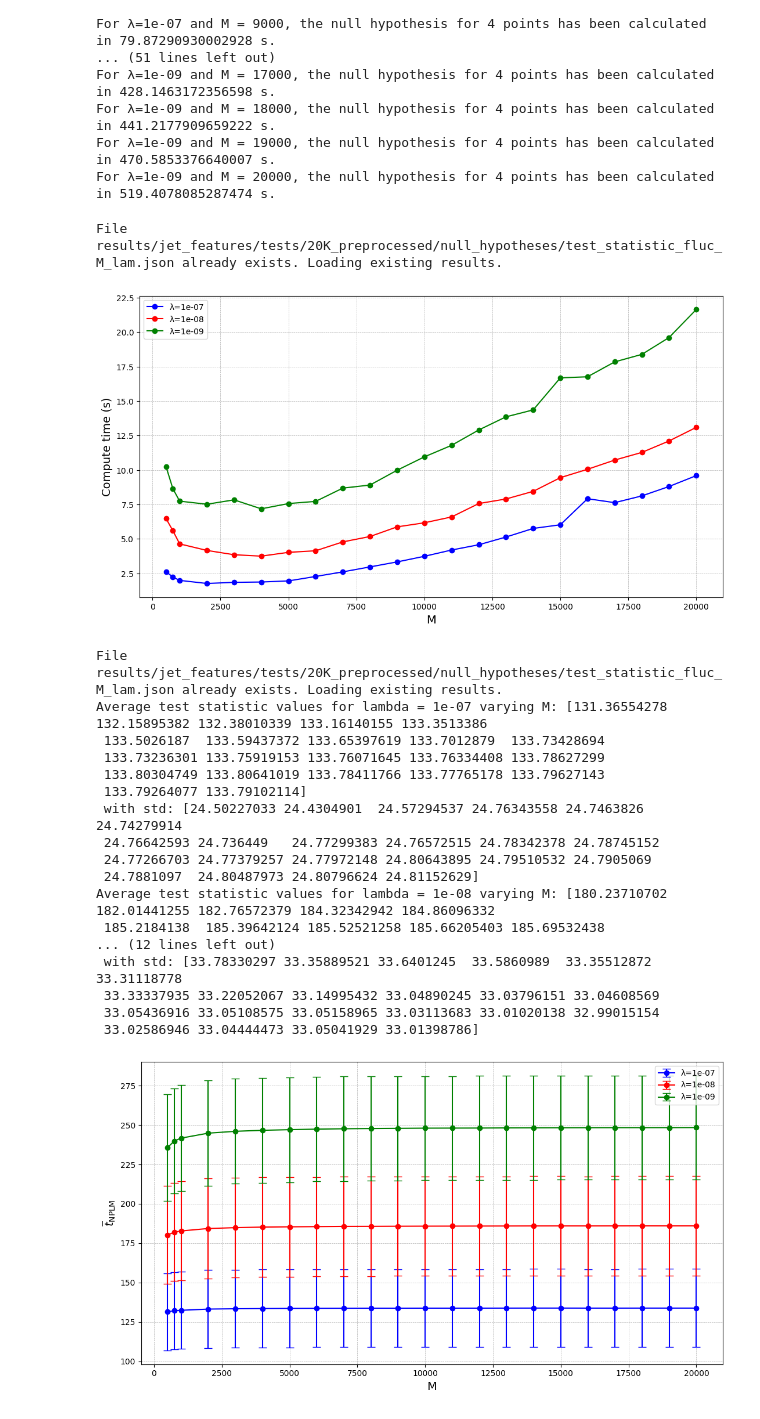
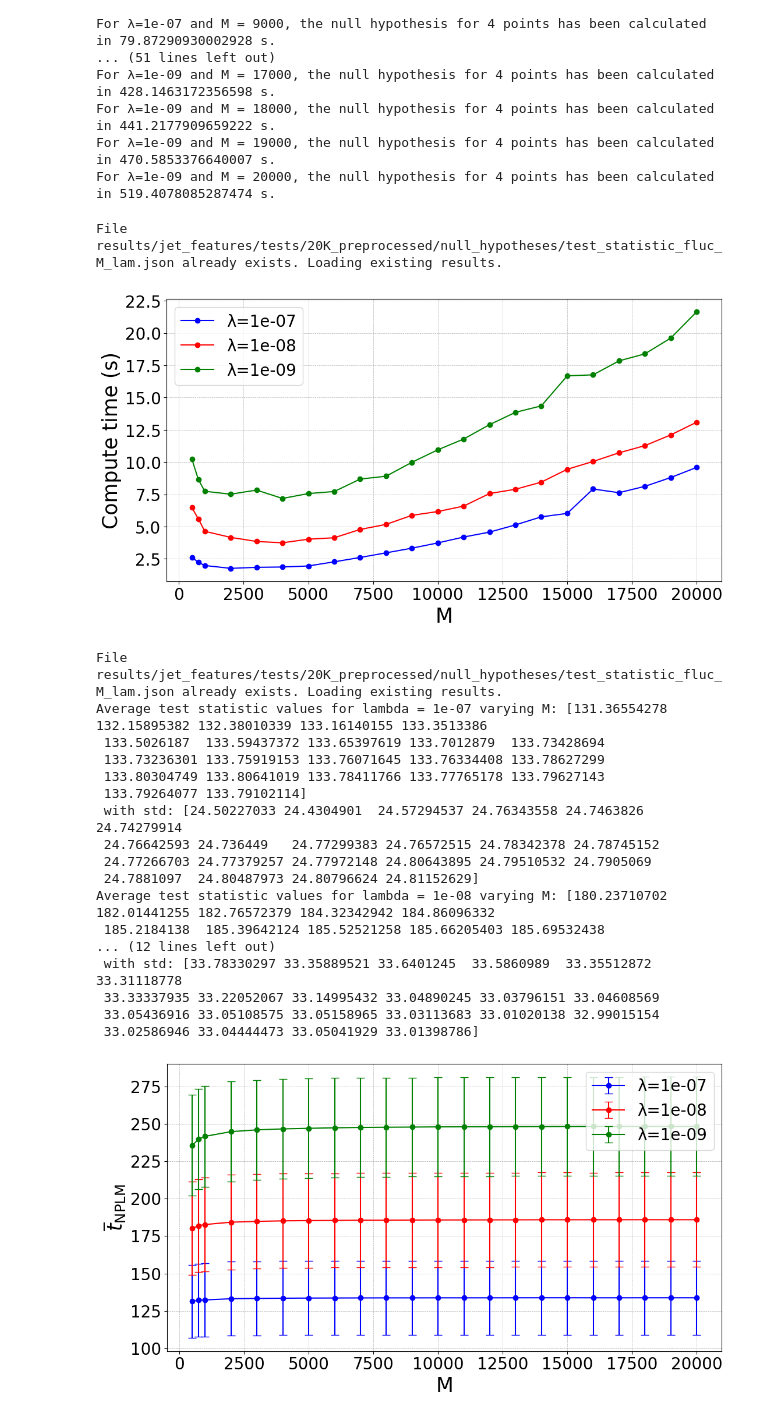
Before and after one commit to TwoSampleTests/NPLM_Parameters_Tuning, a Jupyter notebook: notebooks/Analysis_jet_features_scaled_20K.ipynb, the cells around one changed output. Drawn from its saved outputs; the diff is of its cells as text; code cells hidden in the pictures.

```diff
--- a/notebooks/Analysis_jet_features_scaled_20K.ipynb
+++ b/notebooks/Analysis_jet_features_scaled_20K.ipynb
@@ -573,17 +573,20 @@ plt.figure(figsize=(11, 6))
 for i in range(len(lam_list)):
     plt.errorbar(M_list, null_hp_times[i]/(niter*nbootstrap),  capsize=5 ,marker='o', linestyle='-', color = color_list[i], label = label_list[i])
 
-plt.xlabel("M", fontsize=14)
-plt.ylabel("Compute time (s)", fontsize=14)
+plt.xlabel("M", fontsize=25)
+plt.ylabel("Compute time (s)", fontsize=25)
 plt.grid(True, which="both", linestyle="--", linewidth=0.5)
+plt.xticks(fontsize=20)
+plt.yticks(fontsize=20)
+plt.legend(fontsize=20)
 plt.tight_layout()
-plt.legend()
+
 
 plt.savefig(null_hypotheses_dir+"Computing_time_vs_M.pdf", format="pdf")
 plt.show()
 # %% [output]
 File results/jet_features/tests/20K_preprocessed/null_hypotheses/test_statistic_fluc_M_lam.json already exists. Loading existing results.
-[figure, old version]
+[figure, new version]
 # %%
 file = null_hypotheses_dir + f"test_statistic_fluc_M_lam.json"
 
@@ -623,34 +626,37 @@ for i, lam in enumerate(lam_list):
     print(f"Average test statistic values for lambda = {lam} varying M: {avg_test_stat[i]}\n"
           f" with std: {std_test_stat[i]}")
 
 plt.figure(figsize=(11, 6))
 for i in range(len(lam_list)):
     plt.errorbar(M_list, avg_test_stat[i], std_test_stat[i], capsize=5 ,marker='o', linestyle='-', color = color_list[i], label = label_list[i])
 
-plt.xlabel("M", fontsize=14)
-plt.ylabel(r"$\overline{t}_{\mathrm{NPLM}}$", fontsize=14)
+plt.xlabel("M", fontsize=25)
+plt.ylabel(r"$\overline{t}_{\mathrm{NPLM}}$", fontsize=25)
 plt.grid(True, which="both", linestyle="--", linewidth=0.5)
+plt.xticks(fontsize=20)
+plt.yticks(fontsize=20)
+plt.legend(fontsize=20)
 plt.tight_layout()
-plt.legend()
+
 
 plt.savefig(null_hypotheses_dir+"Test_statistic_fluc_vs_M.pdf", format="pdf")
 plt.show()
 # %% [output]
 File results/jet_features/tests/20K_preprocessed/null_hypotheses/test_statistic_fluc_M_lam.json already exists. Loading existing results.
 Average test statistic values for lambda = 1e-07 varying M: [131.36554278 132.15895382 132.38010339 133.16140155 133.3513386
  133.5026187  133.59437372 133.65397619 133.7012879  133.73428694
  133.73236301 133.75919153 133.76071645 133.76334408 133.78627299
  133.80304749 133.80641019 133.78411766 133.77765178 133.79627143
  133.79264077 133.79102114]
  with std: [24.50227033 24.4304901  24.57294537 24.76343558 24.7463826  24.74279914
  24.76642593 24.736449   24.77299383 24.76572515 24.78342378 24.78745152
  24.77266703 24.77379257 24.77972148 24.80643895 24.79510532 24.7905069
  24.7881097  24.80487973 24.80796624 24.81152629]
 Average test statistic values for lambda = 1e-08 varying M: [180.23710702 182.01441255 182.76572379 184.32342942 184.86096332
  185.2184138  185.39642124 185.52521258 185.66205403 185.69532438
 ... (12 lines left out)
  with std: [33.78330297 33.35889521 33.6401245  33.5860989  33.35512872 33.31118778
  33.33337935 33.22052067 33.14995432 33.04890245 33.03796151 33.04608569
  33.05436916 33.05108575 33.05158965 33.03113683 33.01020138 32.99015154
  33.02586946 33.04444473 33.05041929 33.01398786]
-[figure, old version]
+[figure, new version]
```
Also changed, not shown: parts of 1 cell of this notebook, 8 other files.
